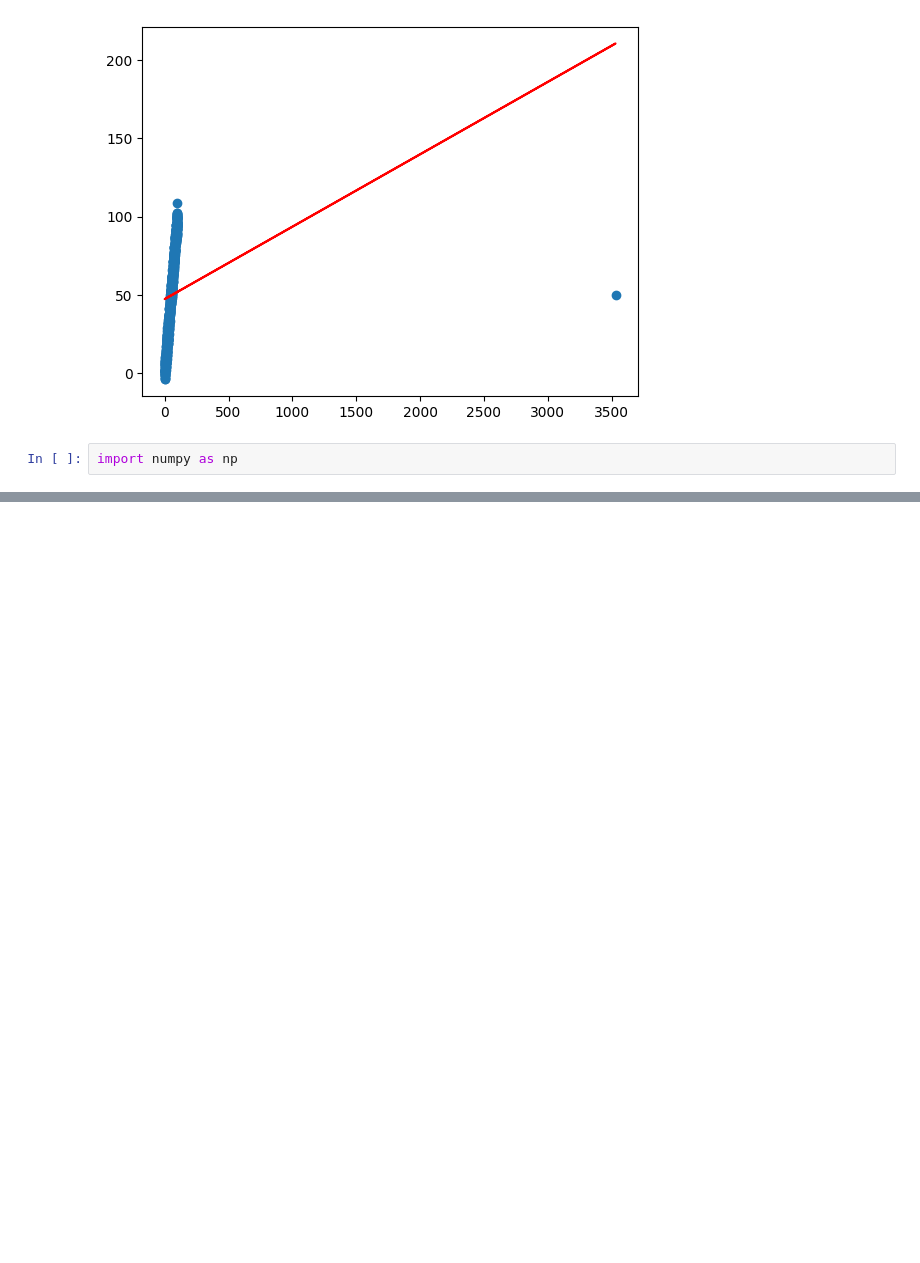
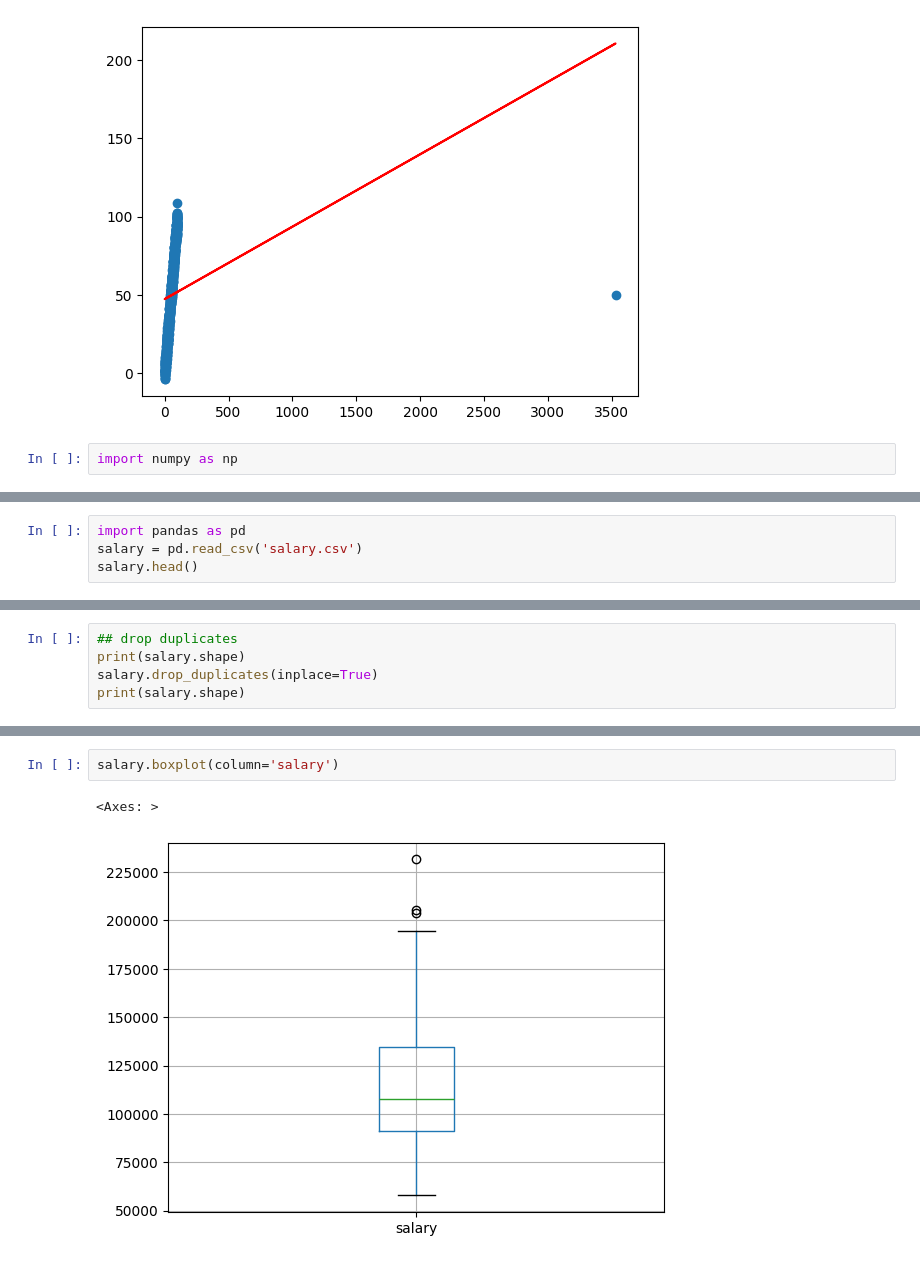
Before and after one commit to notice4/google-colab-study, a Jupyter notebook: regression_prep.ipynb, the cells around one changed output, grey strips where cells are left out. Saved outputs shown, nothing was run; the diff lists cells and outputs as text; blank space fills up the shorter version.

```diff
--- a/regression_prep.ipynb
+++ b/regression_prep.ipynb
@@ -62,0 +65,4 @@ import numpy as np
+# %%
+import pandas as pd
+salary = pd.read_csv('salary.csv')
+salary.head()
@@ -62,0 +110,5 @@ import numpy as np
+# %%
+## drop duplicates
+print(salary.shape)
+salary.drop_duplicates(inplace=True)
+print(salary.shape)
@@ -62,0 +122,5 @@ import numpy as np
+# %%
+salary.boxplot(column='salary')
+# %% [output]
+<Axes: >
+[figure, added]
```
Also changed, not shown: parts of 22 cells of this notebook.
